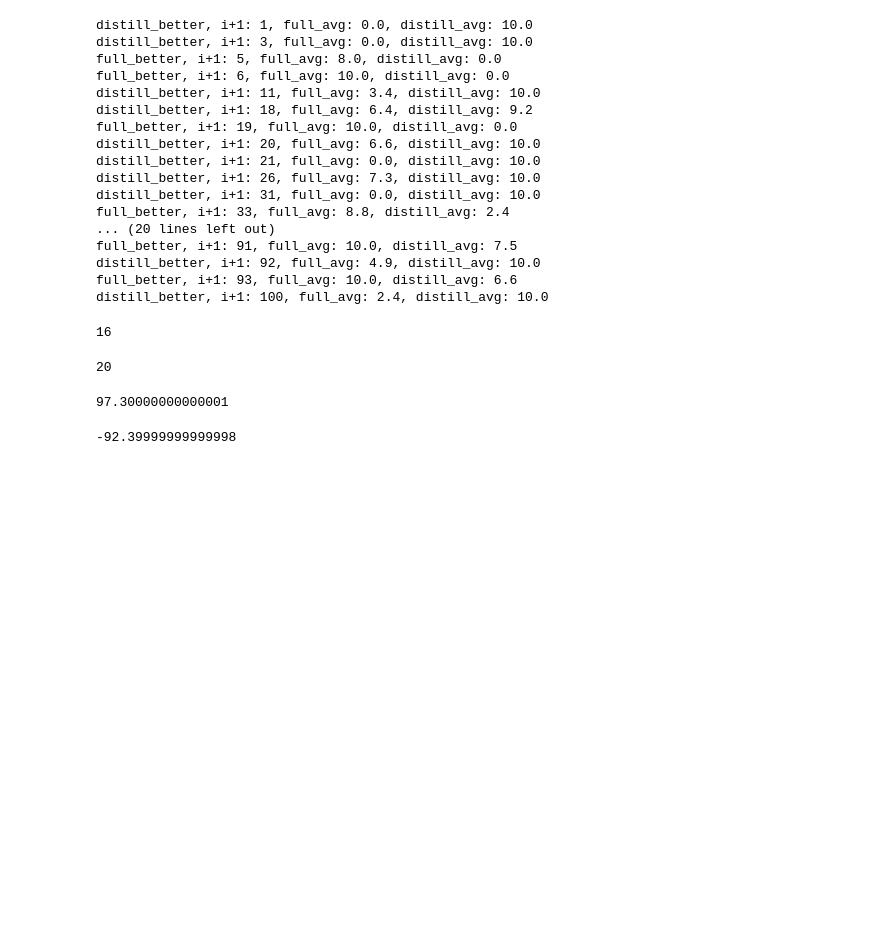
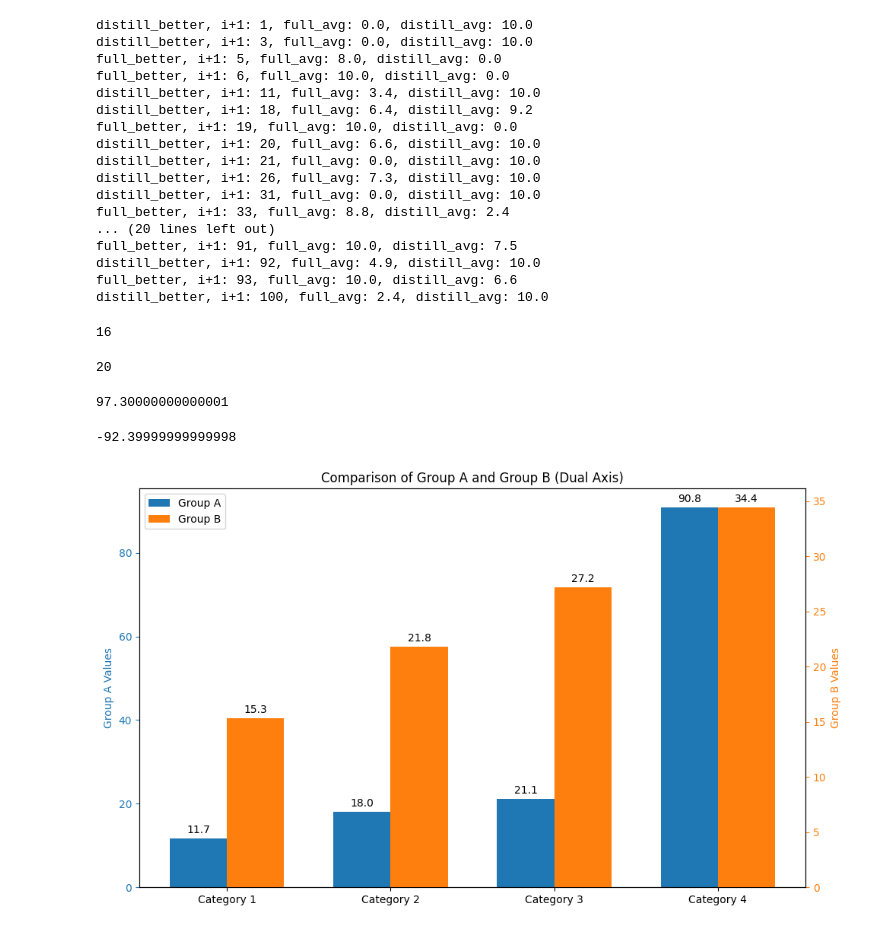
Before and after one commit to residual-scaling/residual_scaling_server, a Jupyter notebook: Untitled1.ipynb, the cells around one changed output. Saved outputs shown, nothing was run; the diff lists cells and outputs as text; code cells hidden in the pictures; blank space fills up the shorter version.

```diff
--- a/Untitled1.ipynb
+++ b/Untitled1.ipynb
@@ -250,3 +250,48 @@ full_accumulate
 distill_accumulate
 # %% [output]
 -92.39999999999998
+# %%
+import matplotlib.pyplot as plt
+import numpy as np
+
+# 数据准备
+data1 = [11.7, 17.999999999999996, 21.1, 90.80000000000001]
+data2 = [15.3, 21.8, 27.2, 34.4]
+categories = ['Category 1', 'Category 2', 'Category 3', 'Category 4']
+
+# 创建图形和双y轴
+fig, ax1 = plt.subplots(figsize=(10, 6))
+ax2 = ax1.twinx()
+
+# 柱状图位置和宽度
+x = np.arange(len(categories))
+width = 0.35
+
+# 绘制柱状图
+bars1 = ax1.bar(x - width/2, data1, width, label='Group A', color='#1f77b4')
+bars2 = ax2.bar(x + width/2, data2, width, label='Group B', color='#ff7f0e')
+
+# 添加数据标签
+ax1.bar_label(bars1, padding=3, fmt='%.1f')
+ax2.bar_label(bars2, padding=3, fmt='%.1f')
+
+# 设置图形属性
+ax1.set_ylabel('Group A Values', color='#1f77b4')
+ax2.set_ylabel('Group B Values', color='#ff7f0e')
+ax1.set_title('Comparison of Group A and Group B (Dual Axis)')
+ax1.set_xticks(x)
+ax1.set_xticklabels(categories)
+
+# 设置坐标轴颜色匹配柱状图
+ax1.tick_params(axis='y', colors='#1f77b4')
+ax2.tick_params(axis='y', colors='#ff7f0e')
+
+# 组合图例
+lines, labels = ax1.get_legend_handles_labels()
+lines2, labels2 = ax2.get_legend_handles_labels()
+ax1.legend(lines + lines2, labels + labels2, loc='upper left')
+
+plt.tight_layout()
+plt.show()
+# %% [output]
+[figure, added]
```
Also changed, not shown: parts of 1 cell of this notebook, 26 other files.
